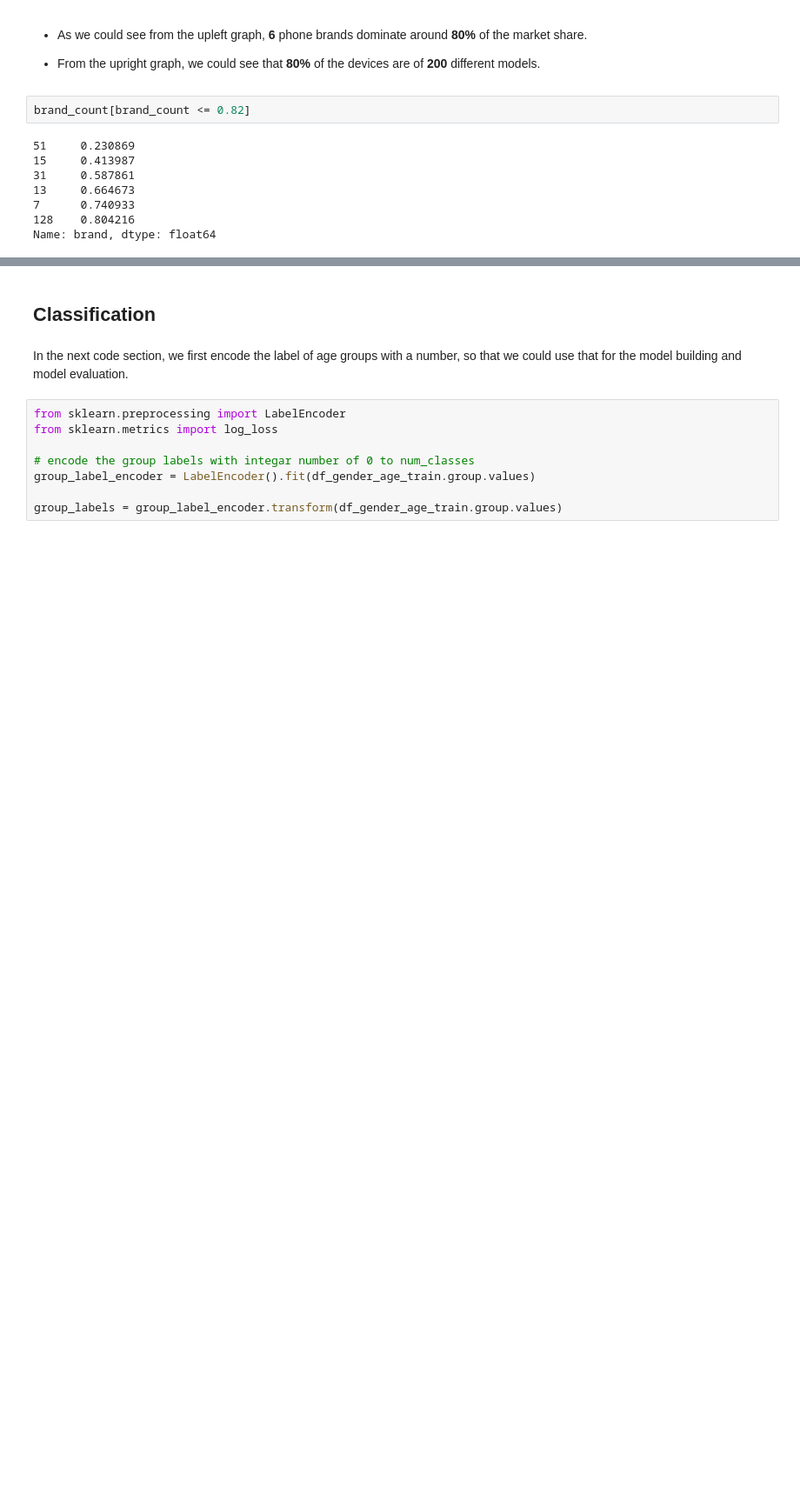
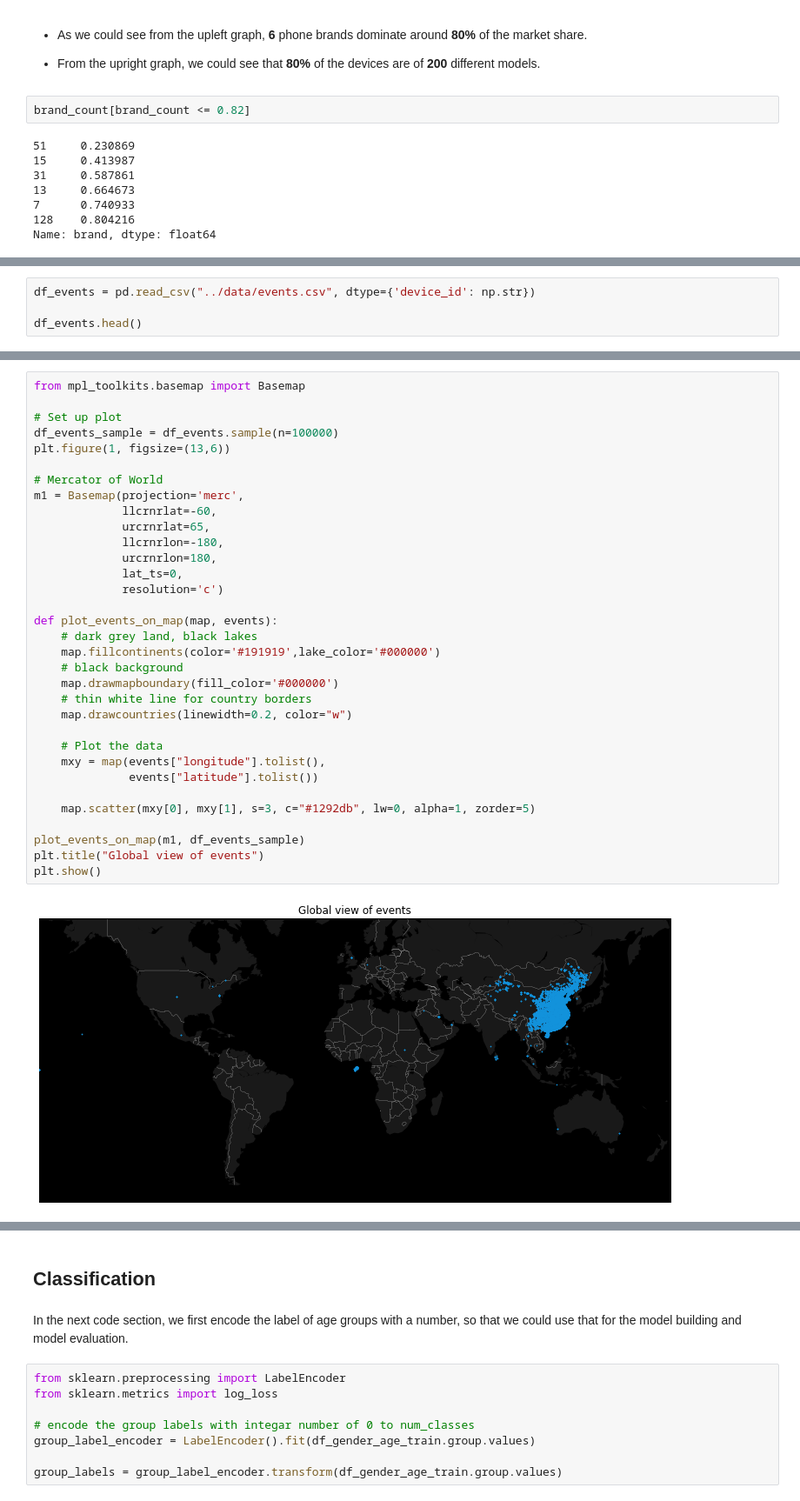
Before and after one commit to liaison/TalkingData, a Jupyter notebook: scripts/talking_data.ipynb, the cells around one changed output, grey strips where cells are left out. Shown: that part at 87% size. Drawn from its saved outputs; the diff is of its cells as text; blank space fills up the shorter version.

Commit message:
plot events scatter graph on geo-map

```diff
--- a/scripts/talking_data.ipynb
+++ b/scripts/talking_data.ipynb
@@ -254,0 +257,4 @@ Name: brand, dtype: float64
+# %%
+df_events = pd.read_csv("../data/events.csv", dtype={'device_id': np.str})
+
+df_events.head()
@@ -254,0 +268,35 @@ Name: brand, dtype: float64
+# %%
+from mpl_toolkits.basemap import Basemap
+
+# Set up plot
+df_events_sample = df_events.sample(n=100000)
+plt.figure(1, figsize=(13,6))
+
+# Mercator of World
+m1 = Basemap(projection='merc',
+             llcrnrlat=-60,
+             urcrnrlat=65,
+             llcrnrlon=-180,
+             urcrnrlon=180,
+             lat_ts=0,
+             resolution='c')
+
+def plot_events_on_map(map, events):
+    # dark grey land, black lakes
+    map.fillcontinents(color='#191919',lake_color='#000000')
+    # black background
+    map.drawmapboundary(fill_color='#000000')
+    # thin white line for country borders
+    map.drawcountries(linewidth=0.2, color="w")
+
+    # Plot the data
+    mxy = map(events["longitude"].tolist(),
+              events["latitude"].tolist())
+
+    map.scatter(mxy[0], mxy[1], s=3, c="#1292db", lw=0, alpha=1, zorder=5)
+
+plot_events_on_map(m1, df_events_sample)
+plt.title("Global view of events")
+plt.show()
+# %% [output]
+[figure, added]
```
Also changed, not shown: parts of 4 cells of this notebook.
